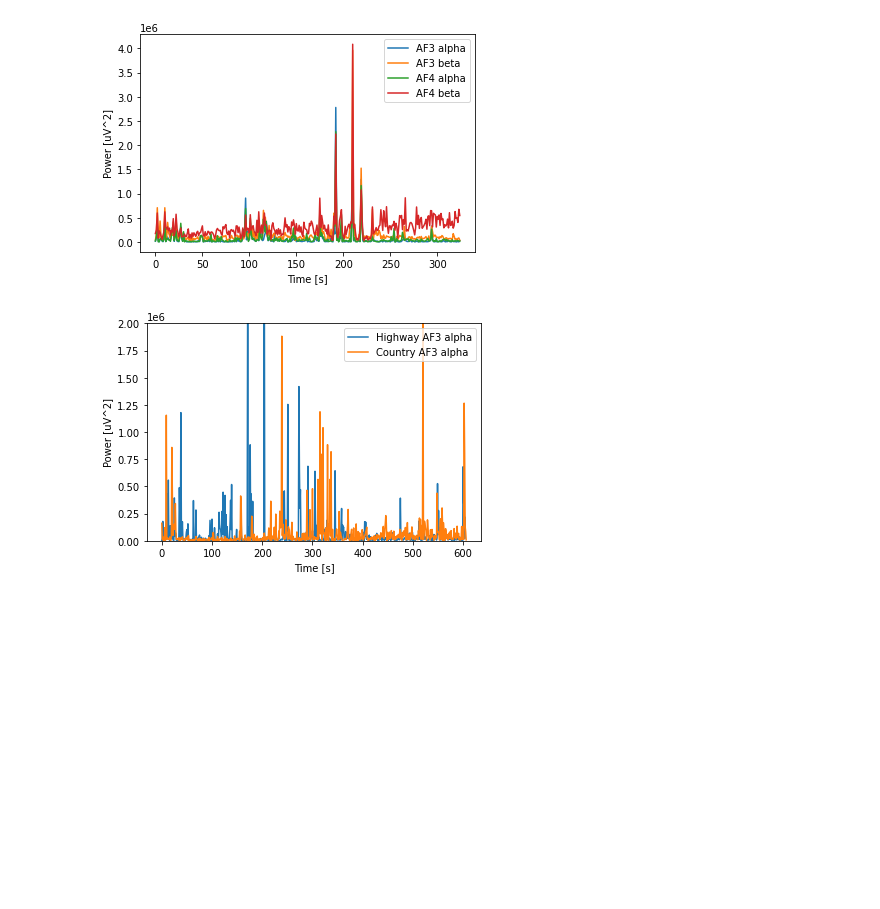
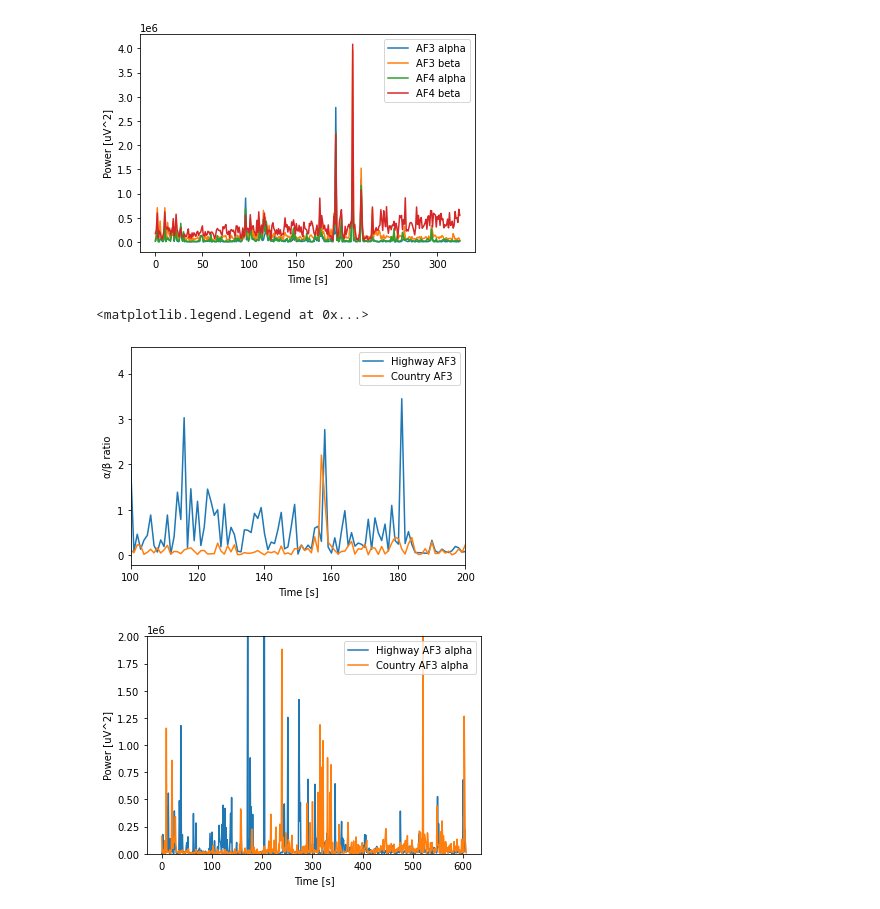
Before and after one commit to tabineko/eeg-analysis, a Jupyter notebook: check_eeg.ipynb, the cells around one changed output. Cells and saved outputs as stored; diff of their text form; code cells hidden in the pictures; blank space fills up the shorter version.

```diff
--- a/check_eeg.ipynb
+++ b/check_eeg.ipynb
@@ -194,6 +194,20 @@ country_signal = preprocessing_dftoarray(country_df)
 # %%
 highway_alpha, highway_beta = calculate_powerspectrum_alpha_beta(highway_signal[0])
 country_alpha, country_beta = calculate_powerspectrum_alpha_beta(country_signal[0])
+# %%
+highway_ab_rate = np.array(highway_alpha) / np.array(highway_beta)
+country_ab_rate = np.array(country_alpha) / np.array(country_beta)
+# %%
+plt.plot(highway_ab_rate)
+plt.plot(country_ab_rate)
+# plt.ylim(0, 2e6)
+plt.xlim(100, 200)
+plt.xlabel('Time [s]')
+plt.ylabel('α/β ratio')
+plt.legend(['Highway AF3', 'Country AF3'])
+# %% [output]
+<matplotlib.legend.Legend at 0x...>
+[figure, added]
 # %%
 plt.plot(highway_alpha)
 plt.plot(country_alpha)
```
